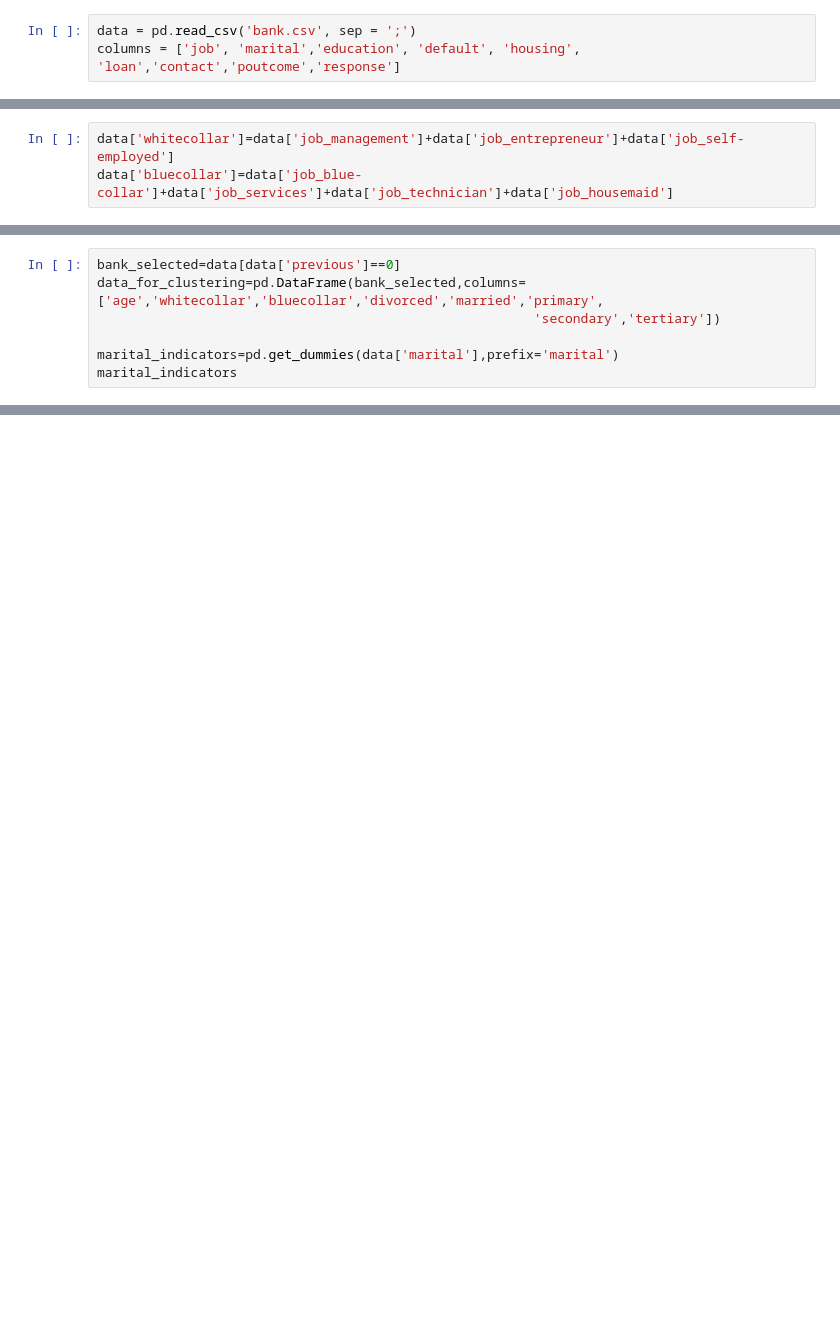
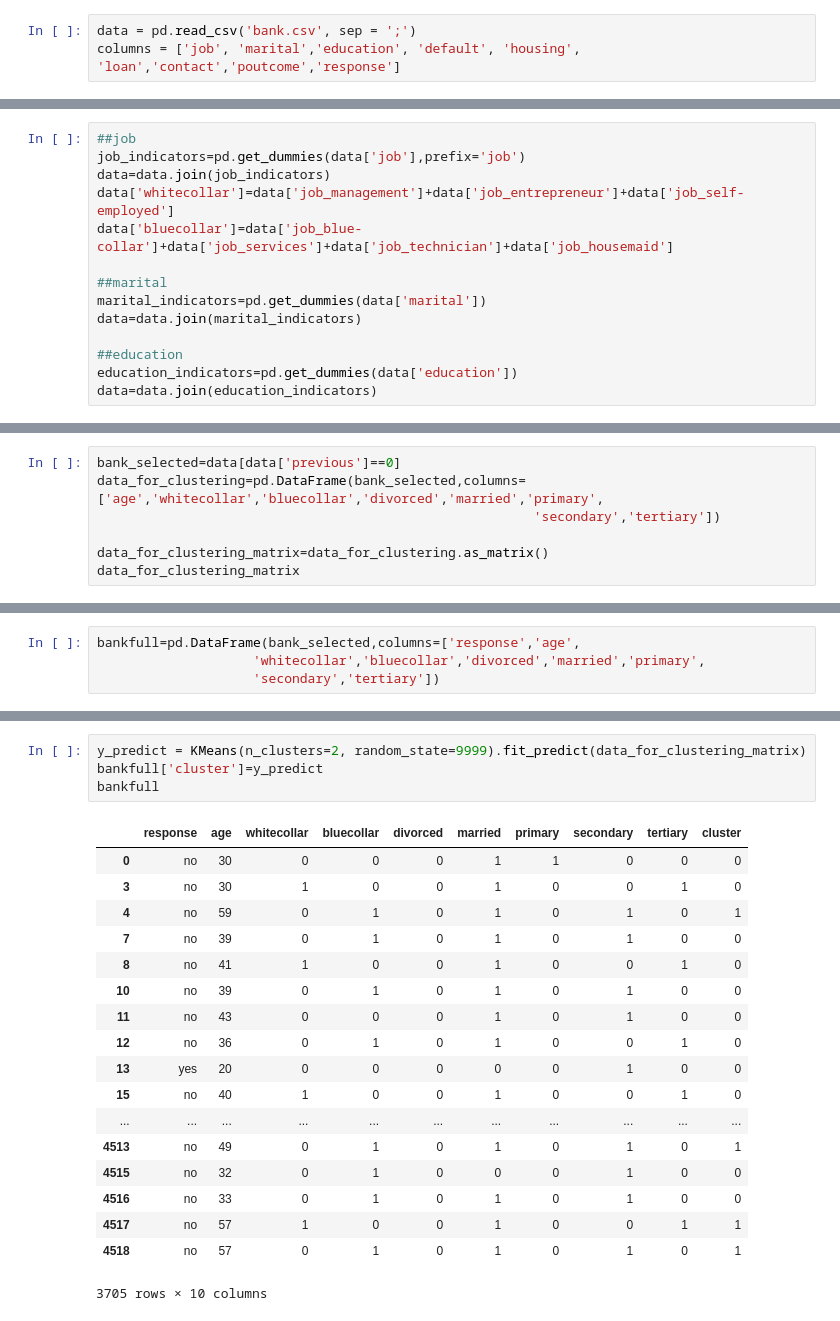
Before and after one commit to SlotherCui/-, a Jupyter notebook: 数据科学/market/04.寻找新的消费者/Mark_4.ipynb, the cells around one changed output, grey strips where cells are left out. Saved outputs shown, nothing was run; the diff lists cells and outputs as text; blank space fills up the shorter version.

```diff
--- a/数据科学/market/04.寻找新的消费者/Mark_4.ipynb
+++ b/数据科学/market/04.寻找新的消费者/Mark_4.ipynb
@@ -31,3 +12,14 @@ data
 # %%
+##job
+job_indicators=pd.get_dummies(data['job'],prefix='job')
+data=data.join(job_indicators)
 data['whitecollar']=data['job_management']+data['job_entrepreneur']+data['job_self-employed']
 data['bluecollar']=data['job_blue-collar']+data['job_services']+data['job_technician']+data['job_housemaid']
+
+##marital
+marital_indicators=pd.get_dummies(data['marital'])
+data=data.join(marital_indicators)
+
+##education
+education_indicators=pd.get_dummies(data['education'])
+data=data.join(education_indicators)
@@ -57,6 +30,6 @@ bank_selected=data[data['previous']==0]
 data_for_clustering=pd.DataFrame(bank_selected,columns=['age','whitecollar','bluecollar','divorced','married','primary',
                                                         'secondary','tertiary'])
 
-marital_indicators=pd.get_dummies(data['marital'],prefix='marital')
-marital_indicators
+data_for_clustering_matrix=data_for_clustering.as_matrix()
+data_for_clustering_matrix
 # %% [output]
@@ -80,0 +43,4 @@ marital_indicators
+# %%
+bankfull=pd.DataFrame(bank_selected,columns=['response','age',
+                    'whitecollar','bluecollar','divorced','married','primary',
+                    'secondary','tertiary'])
@@ -80,0 +82,23 @@ marital_indicators
+# %%
+y_predict = KMeans(n_clusters=2, random_state=9999).fit_predict(data_for_clustering_matrix)
+bankfull['cluster']=y_predict
+bankfull
+# %% [output]
+|  | response | age | whitecollar | bluecollar | divorced | married | primary | secondary | tertiary | cluster |
+| 0 | no | 30 | 0 | 0 | 0 | 1 | 1 | 0 | 0 | 0 |
+| 3 | no | 30 | 1 | 0 | 0 | 1 | 0 | 0 | 1 | 0 |
+| 4 | no | 59 | 0 | 1 | 0 | 1 | 0 | 1 | 0 | 1 |
+| 7 | no | 39 | 0 | 1 | 0 | 1 | 0 | 1 | 0 | 0 |
+| 8 | no | 41 | 1 | 0 | 0 | 1 | 0 | 0 | 1 | 0 |
+| 10 | no | 39 | 0 | 1 | 0 | 1 | 0 | 1 | 0 | 0 |
+| 11 | no | 43 | 0 | 0 | 0 | 1 | 0 | 1 | 0 | 0 |
+| 12 | no | 36 | 0 | 1 | 0 | 1 | 0 | 0 | 1 | 0 |
+| 13 | yes | 20 | 0 | 0 | 0 | 0 | 0 | 1 | 0 | 0 |
+| 15 | no | 40 | 1 | 0 | 0 | 1 | 0 | 0 | 1 | 0 |
+| ... | ... | ... | ... | ... | ... | ... | ... | ... | ... | ... |
+| 4513 | no | 49 | 0 | 1 | 0 | 1 | 0 | 1 | 0 | 1 |
+| 4515 | no | 32 | 0 | 1 | 0 | 0 | 0 | 1 | 0 | 0 |
+| 4516 | no | 33 | 0 | 1 | 0 | 1 | 0 | 1 | 0 | 0 |
+| 4517 | no | 57 | 1 | 0 | 0 | 1 | 0 | 0 | 1 | 1 |
+| 4518 | no | 57 | 0 | 1 | 0 | 1 | 0 | 1 | 0 | 1 |
+3705 rows × 10 columns
```
Also changed, not shown: parts of 12 cells of this notebook, 6 other files.
